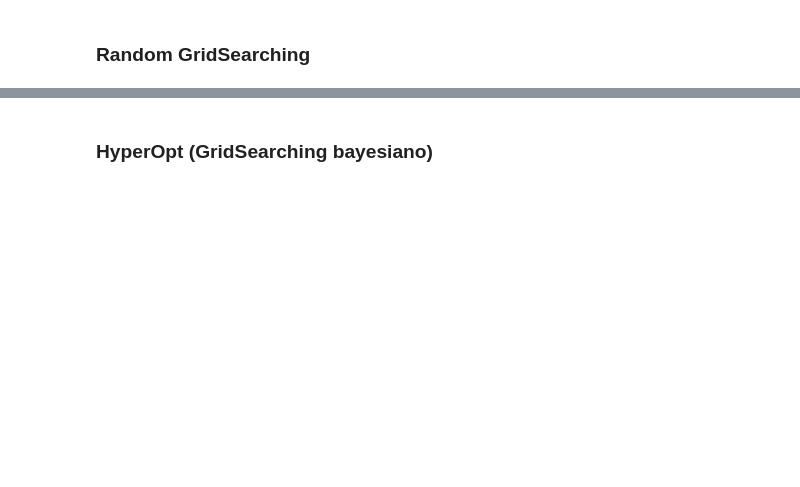
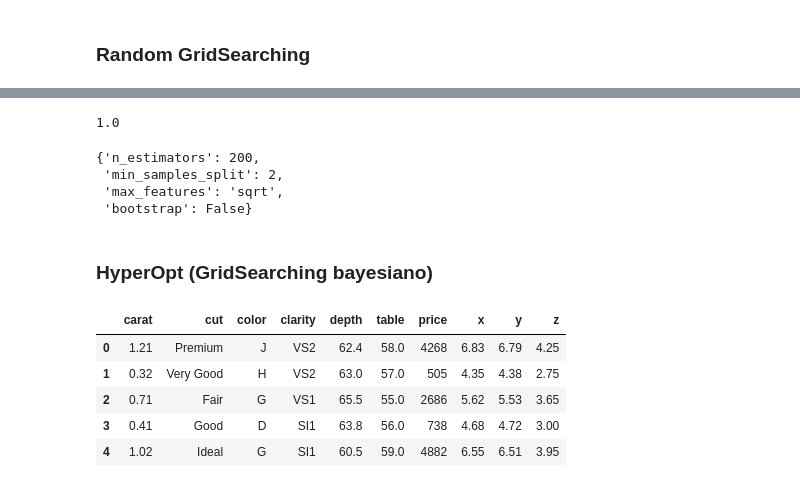
Before and after one commit to Ironhack-Data-Madrid-Abril-2023/apuntes_clase, a Jupyter notebook: semana_7/2.2 - Ajuste Supervisado.ipynb, the cells around one changed output, grey strips where cells are left out. Saved outputs shown, nothing was run; the diff lists cells and outputs as text; code cells hidden in the pictures; blank space fills up the shorter version.

```diff
--- a/semana_7/2.2 - Ajuste Supervisado.ipynb
+++ b/semana_7/2.2 - Ajuste Supervisado.ipynb
@@ -12,2 +150,13 @@
+# %%
+rf_random.best_score_
+# %% [output]
+1.0
+# %%
+rf_random.best_params_
+# %% [output]
+{'n_estimators': 200,
+ 'min_samples_split': 2,
+ 'max_features': 'sqrt',
+ 'bootstrap': False}
 # %% [markdown]
 ### HyperOpt (GridSearching bayesiano)
@@ -13,0 +175,11 @@
+# %%
+df=pd.read_csv('../data/diamonds_train.csv')
+df=df.dropna()
+df.head()
+# %% [output]
+|  | carat | cut | color | clarity | depth | table | price | x | y | z |
+| 0 | 1.21 | Premium | J | VS2 | 62.4 | 58.0 | 4268 | 6.83 | 6.79 | 4.25 |
+| 1 | 0.32 | Very Good | H | VS2 | 63.0 | 57.0 | 505 | 4.35 | 4.38 | 2.75 |
+| 2 | 0.71 | Fair | G | VS1 | 65.5 | 55.0 | 2686 | 5.62 | 5.53 | 3.65 |
+| 3 | 0.41 | Good | D | SI1 | 63.8 | 56.0 | 738 | 4.68 | 4.72 | 3.00 |
+| 4 | 1.02 | Ideal | G | SI1 | 60.5 | 59.0 | 4882 | 6.55 | 6.51 | 3.95 |
```
Also changed, not shown: parts of 35 cells of this notebook.
